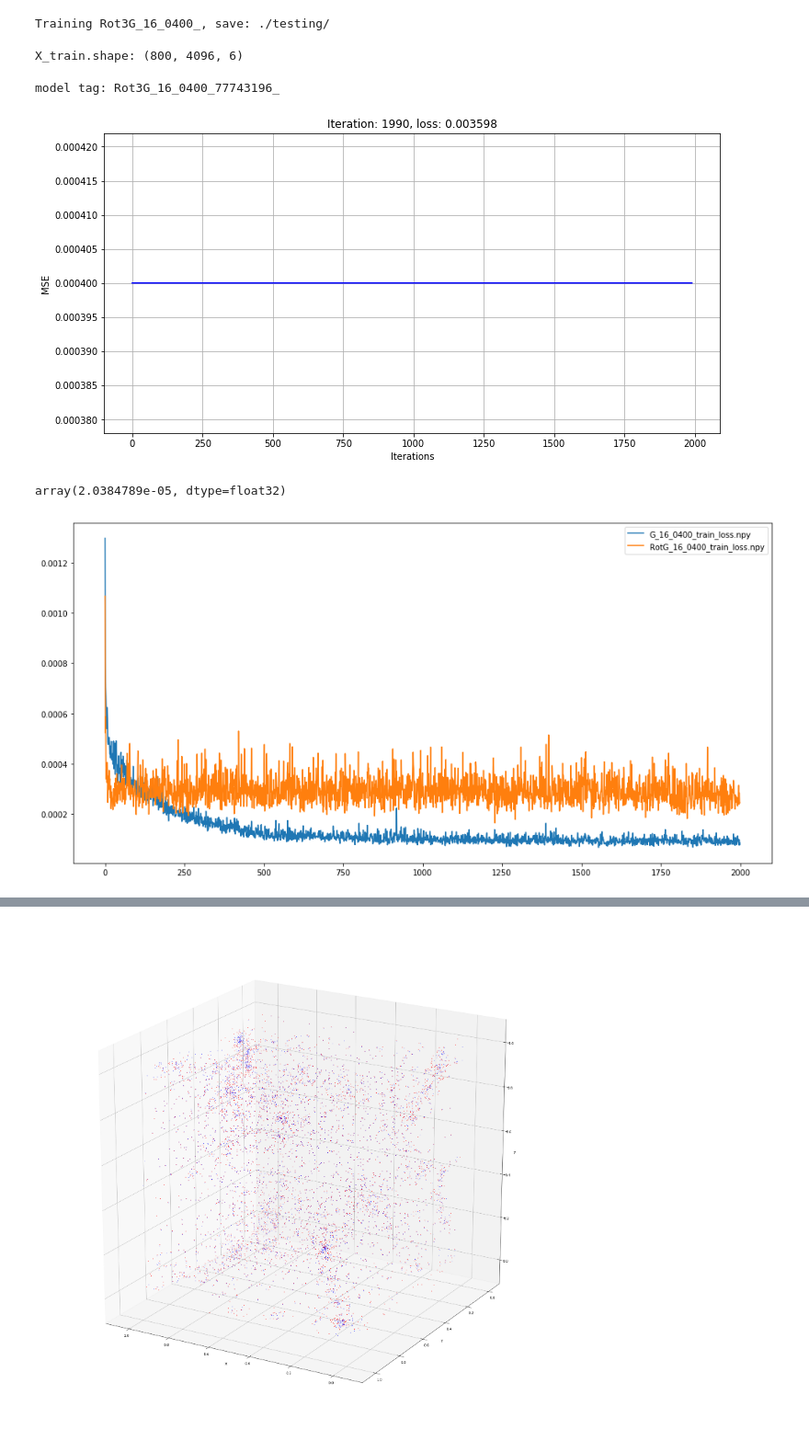
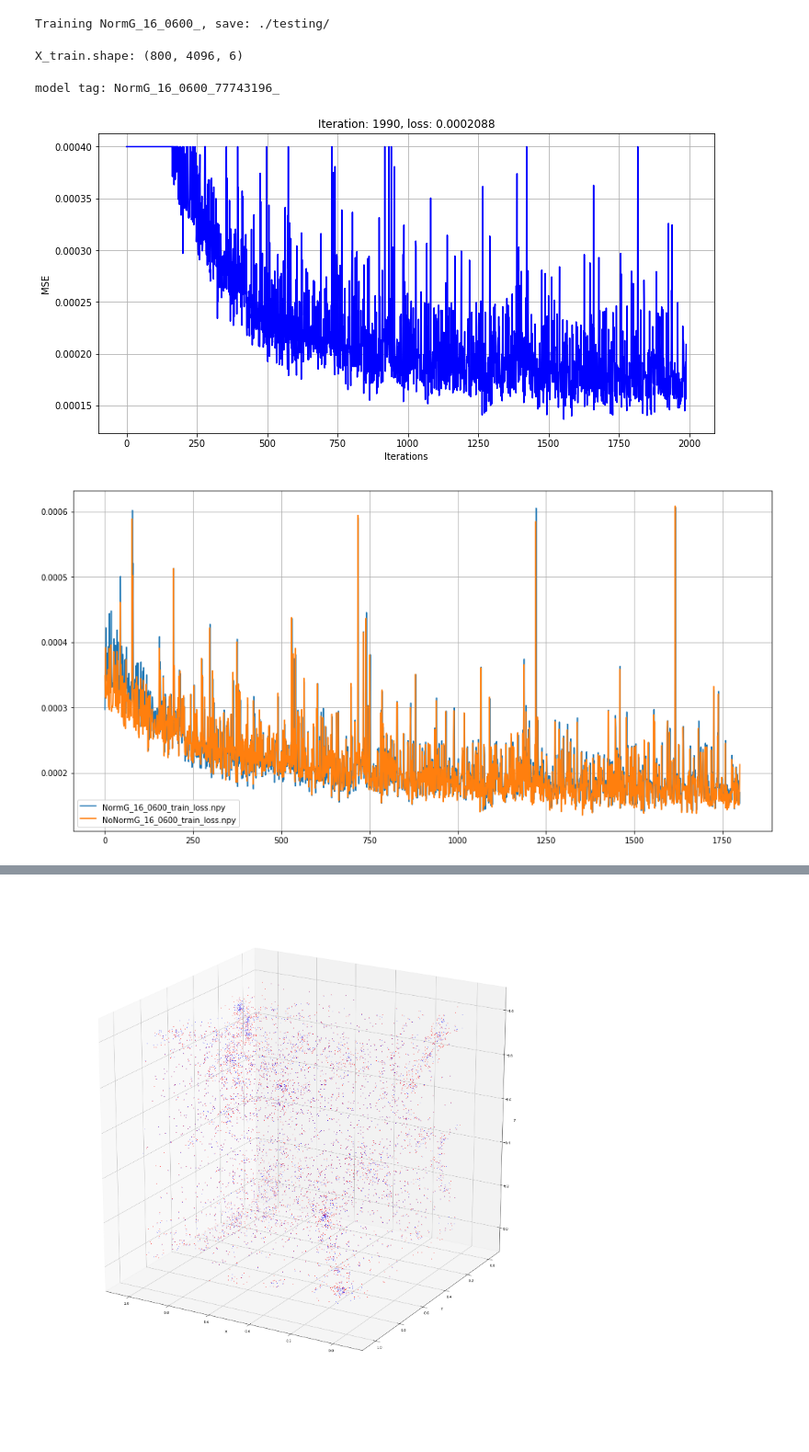
Before and after one commit to evdcush/N-Body_PointCloudEvolution, a Jupyter notebook: train.ipynb, the cells around one changed output, grey strips where cells are left out. Shown at 92% size. Saved outputs shown, nothing was run; the diff lists cells and outputs as text; code cells hidden in the pictures.

Commit message:
updated train notebook

```diff
--- a/train.ipynb
+++ b/train.ipynb
@@ -37,11 +37,11 @@ xp = cupy if use_gpu == 1 else np
 mb_size   = 8 # 8
 num_iters = 2000 # 3000
 num_particles = 16
-zX, zY = 0.4, 0.0
+zX, zY = 0.6, 0.0
 model_type = 1 # {0:set, 1:graph, 2:vel}
 mtype  = NBODY_MODELS[model_type]
 channels = CHANNELS[model_type]
-mname  = 'Rot3'
+mname  = 'Norm'
 theta = None
 use_theta = 0
 save_label = data_utils.get_save_label(mname, MTAGS[model_type], use_theta, num_particles, zX, zY)
@@ -60,4 +60,4 @@ def seed_rng(s=12345):
 seed_rng()
 print('Training {}, save: {}'.format(save_label, model_dir))
 # %% [output]
-Training Rot3G_16_0400_, save: ./testing/
+Training NormG_16_0600_, save: ./testing/
@@ -65,11 +87,9 @@ Training Rot3G_16_0400_, save: ./testing/
 #=============================================================================
 # Load data
 #=============================================================================
-if (zX, zY) == (0.6, 0.0) and num_particles == 32:
-    X = np.load('X32_0600.npy')
-    Y = np.load('Y32_0600.npy')
-else:
-    X, Y = data_utils.load_data(num_particles, zX, zY, normalize_data=True)
+X, Y = data_utils.load_data(num_particles, zX, zY, normalize_data=True)
+#X = normalize(X, norm=False)
+#Y = normalize(Y, norm=False)
 
 if use_gpu:
     X = cuda.to_gpu(X)
@@ -99,41 +119,41 @@ if use_gpu: model.to_gpu()
 optimizer = optimizers.Adam(alpha=LEARNING_RATE)
 optimizer.setup(model)
 # %% [output]
-model tag: Rot3G_16_0400_77743196_
+model tag: NormG_16_0600_77743196_
 # %%
 # train loop
-denom = 2*(2**(1/2.)) # 2 * sqrt(2)
-eps = 0.095
-bound = ((-1/denom) + eps, (1/denom) - eps)
+#denom = 2*(2**(1/2.)) # 2 * sqrt(2)
+#eps = 0.095
+#bound = ((-1/denom) + eps, (1/denom) - eps)
 for cur_iter in range(num_iters):
     model.zerograds() # must always zero grads before another forward pass!
 
     # create mini-batches for training
-    _x_in, _x_true = data_utils.next_minibatch([X_train, Y_train], mb_size, data_aug='rotate')
+    _x_in, _x_true = data_utils.next_minibatch([X_train, Y_train], mb_size, data_aug='shift')
     #_x_in, _x_true = data_utils.normalize(_x_in), data_utils.normalize(_x_true)
     x_in, x_true = chainer.Variable(_x_in), chainer.Variable(_x_true)
 
     # get prediction and loss
     x_hat = model(x_in, add=True) # prediction
-    loss = nn.get_bounded_MSE(x_hat, x_true, boundary=bound) # bound = 0.095
+    loss = nn.get_bounded_MSE(x_hat, x_true, (0.095, 1-0.095)) # bound = 0.095
     #loss, loc_loss, vel_loss = nn.get_bounded_MSE_vel(x_hat, x_true, boundary=BOUND) # bound = 0.095
 
     # backprop and update
     loss.backward() # this calculates all the gradients (backprop)
     optimizer.update() # this updates the weights
 
     train_loss_history[cur_iter] = cuda.to_cpu(loss.data)
     if cur_iter % 10 == 0 and cur_iter != 0:
         y = train_loss_history[:cur_iter]
         plt.close('all')
         fig = data_utils.plot_training_curve(y, cur_iter, yclip=0.0004)
         display.display(plt.gcf())
         display.clear_output(wait=True)
         time.sleep(0.0001)
 
 np.save(loss_path + save_label + 'train_loss', train_loss_history)
 #print('{}: converged at {}'.format(model_save_label, np.median(lh_train[-150:])))
 # save model, optimizer
 data_utils.save_model([model, optimizer], model_dir + model_save_label)
 # %% [output]
-[figure, old version]
+[figure, new version]
@@ -146,23 +160,19 @@ sum_sqr_diff = F.sum(sqr_diff, axis=-1)
-# %%
-xp.min(_x_true[...,:3])
-# %% [output]
-array(2.0384789e-05, dtype=float32)
 # %%
-loss_labels = ['G_16_0400_train_loss.npy',
-               'RotG_16_0400_train_loss.npy'
-               'Rot2GL_16_0400_train_loss.npy'
-               'Rot3G_16_0400_train_loss.npy']
+loss_labels = ['NormG_16_0600_train_loss.npy',
+               'NoNormG_16_0600_train_loss.npy',
+              ]
 lh_dict = {llabel:np.load(loss_path + llabel) for llabel in loss_labels}
 plt.close('all')
 plt.figure(figsize=(16,8))
-pstart = 0
+plt.grid()
+pstart = 200
 for label, loss in lh_dict.items():
     plt.plot(loss[pstart:], label=label)
 plt.legend()
 display.display(plt.gcf())
 display.clear_output(wait=True)
 # %% [output]
-[figure, old version]
+[figure, new version]
 # %%
 from chainer.serializers import load_npz
 model = models.GraphModel(channels)
```
Also changed, not shown: parts of 8 cells of this notebook.
